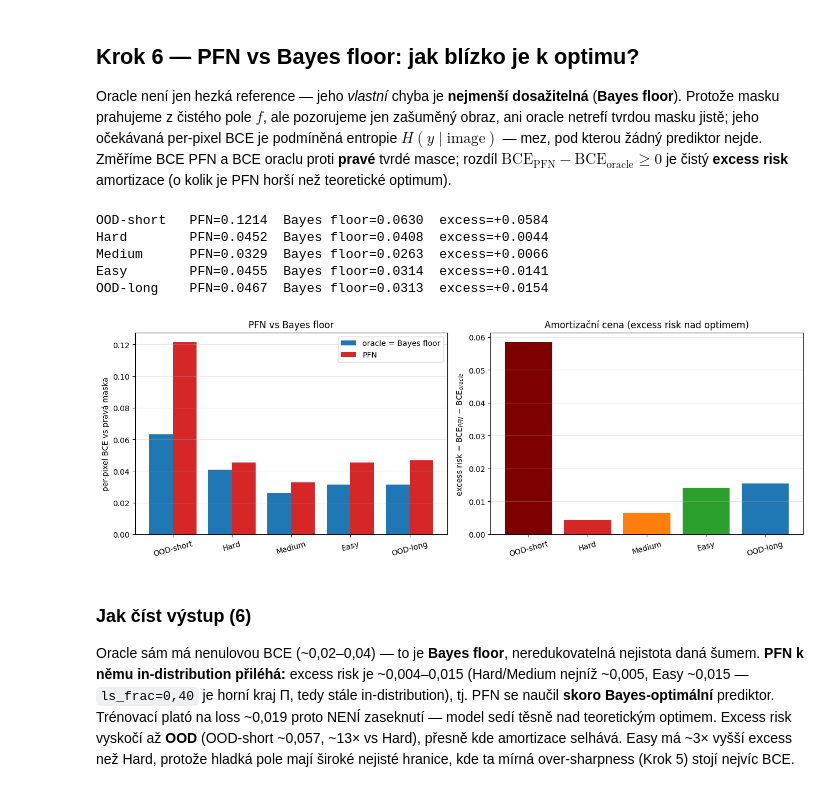
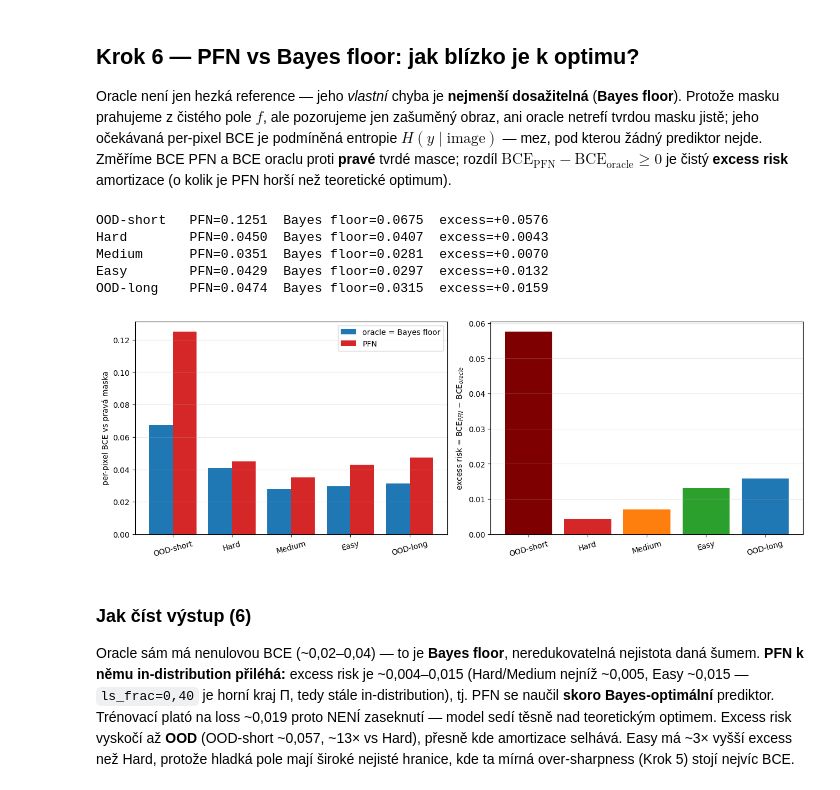
Before and after one commit to gulierus/VU_RG, a Jupyter notebook: experiments/Experiment_C_PFN_segmentation.ipynb, the cells around one changed output. Saved outputs shown, nothing was run; the diff lists cells and outputs as text; code cells hidden in the pictures.

```diff
--- a/experiments/Experiment_C_PFN_segmentation.ipynb
+++ b/experiments/Experiment_C_PFN_segmentation.ipynb
@@ -495,33 +508,33 @@ $H(y\mid\text{image})$ — mez, pod kterou žádný prediktor nejde. Změříme
 # %%
 gen=torch.Generator().manual_seed(11)
 def _bce(p,y): p=clamp01(p); return float(-(y*p.log()+(1-y)*(1-p).log()).mean())
 regs=['OOD-short','Hard','Medium','Easy','OOD-long']; pfn_bce=[]; ora_bce=[]
 for reg in regs:
     ell=REGIMES[reg]*GRID; tau=float(_normal_icdf(0.5)); pf=[]; orc=[]
     for _ in range(40):
         sig=float(torch.empty(1).uniform_(0.05,0.30))
         q,si,sl,gt,_=make_task(16,ell,tau,sig,gen)
         p=torch.sigmoid(predict_logits(q,si,sl))[0,0]; p_or,_=oracle(q,ell,sig,tau=tau)
         pf.append(_bce(p,gt)); orc.append(_bce(p_or,gt))
     pfn_bce.append(np.mean(pf)); ora_bce.append(np.mean(orc))
     print(f'{reg:10s}  PFN={pfn_bce[-1]:.4f}  Bayes floor={ora_bce[-1]:.4f}  excess={pfn_bce[-1]-ora_bce[-1]:+.4f}',flush=True)
 pfn_bce=np.array(pfn_bce); ora_bce=np.array(ora_bce); excess=pfn_bce-ora_bce
 fig,axes=plt.subplots(1,2,figsize=(13,4.6)); x=np.arange(len(regs))
 axes[0].bar(x-0.2,ora_bce,0.4,label='oracle = Bayes floor',color='#1f77b4')
 axes[0].bar(x+0.2,pfn_bce,0.4,label='PFN',color='#d62728')
 axes[0].set_xticks(x); axes[0].set_xticklabels(regs,rotation=15)
-axes[0].set_ylabel('per-pixel BCE vs pravá maska'); axes[0].set_title('PFN vs Bayes floor'); axes[0].legend(); axes[0].grid(alpha=0.3,axis='y')
+axes[0].set_ylabel('per-pixel BCE vs pravá maska'); axes[0].legend(); axes[0].grid(alpha=0.3,axis='y')
 axes[1].bar(x,excess,color=['#7f0000','#d62728','#ff7f0e','#2ca02c','#1f77b4'])
 axes[1].set_xticks(x); axes[1].set_xticklabels(regs,rotation=15)
-axes[1].set_ylabel('excess risk = BCE$_{PFN}$ − BCE$_{oracle}$'); axes[1].set_title('Amortizační cena (excess risk nad optimem)'); axes[1].grid(alpha=0.3,axis='y')
+axes[1].set_ylabel('excess risk = BCE$_{PFN}$ − BCE$_{oracle}$'); axes[1].grid(alpha=0.3,axis='y')
 fig.tight_layout(); fig.savefig(os.path.join(FIGDIR,'fig_C_06_bayes_floor.png'),dpi=150,bbox_inches='tight'); plt.show()
 # %% [output]
-OOD-short   PFN=0.1214  Bayes floor=0.0630  excess=+0.0584
-Hard        PFN=0.0452  Bayes floor=0.0408  excess=+0.0044
-Medium      PFN=0.0329  Bayes floor=0.0263  excess=+0.0066
-Easy        PFN=0.0455  Bayes floor=0.0314  excess=+0.0141
-OOD-long    PFN=0.0467  Bayes floor=0.0313  excess=+0.0154
+OOD-short   PFN=0.1251  Bayes floor=0.0675  excess=+0.0576
+Hard        PFN=0.0450  Bayes floor=0.0407  excess=+0.0043
+Medium      PFN=0.0351  Bayes floor=0.0281  excess=+0.0070
+Easy        PFN=0.0429  Bayes floor=0.0297  excess=+0.0132
+OOD-long    PFN=0.0474  Bayes floor=0.0315  excess=+0.0159
-[figure, old version]
+[figure, new version]
 # %% [markdown]
 ### Jak číst výstup (6)
 
```
Also changed, not shown: parts of 3 cells of this notebook, 13 other files.
